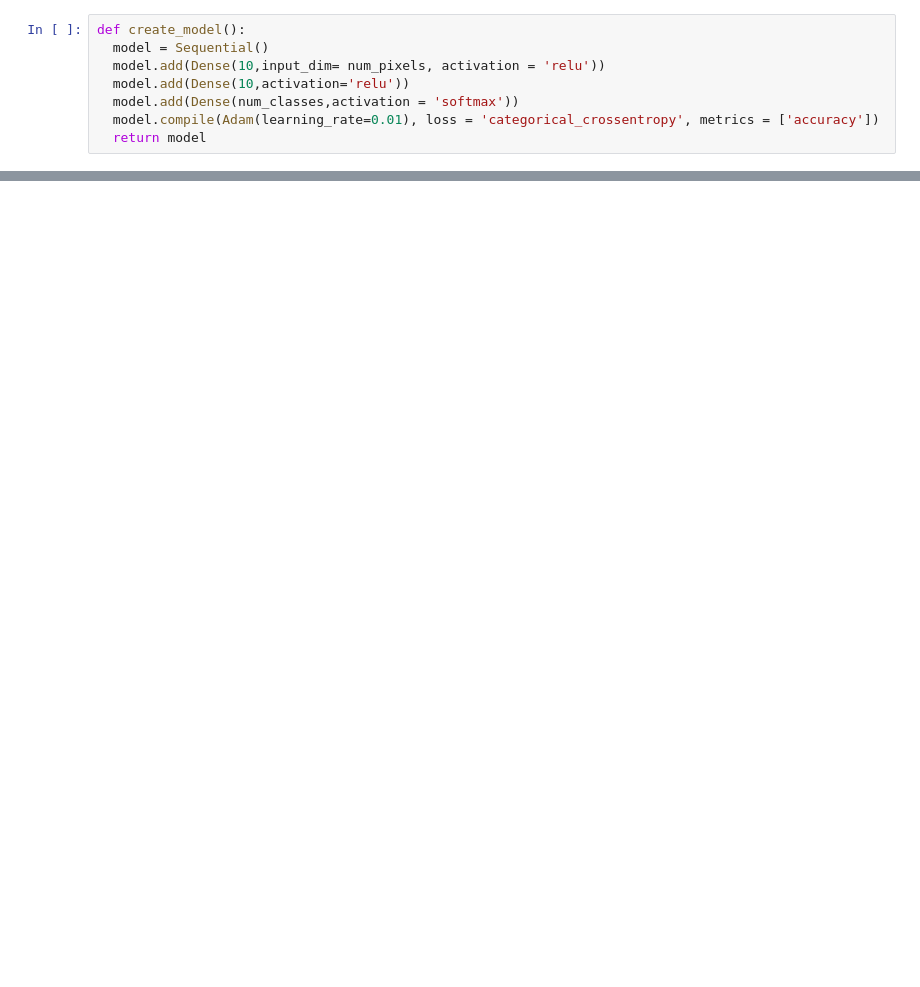
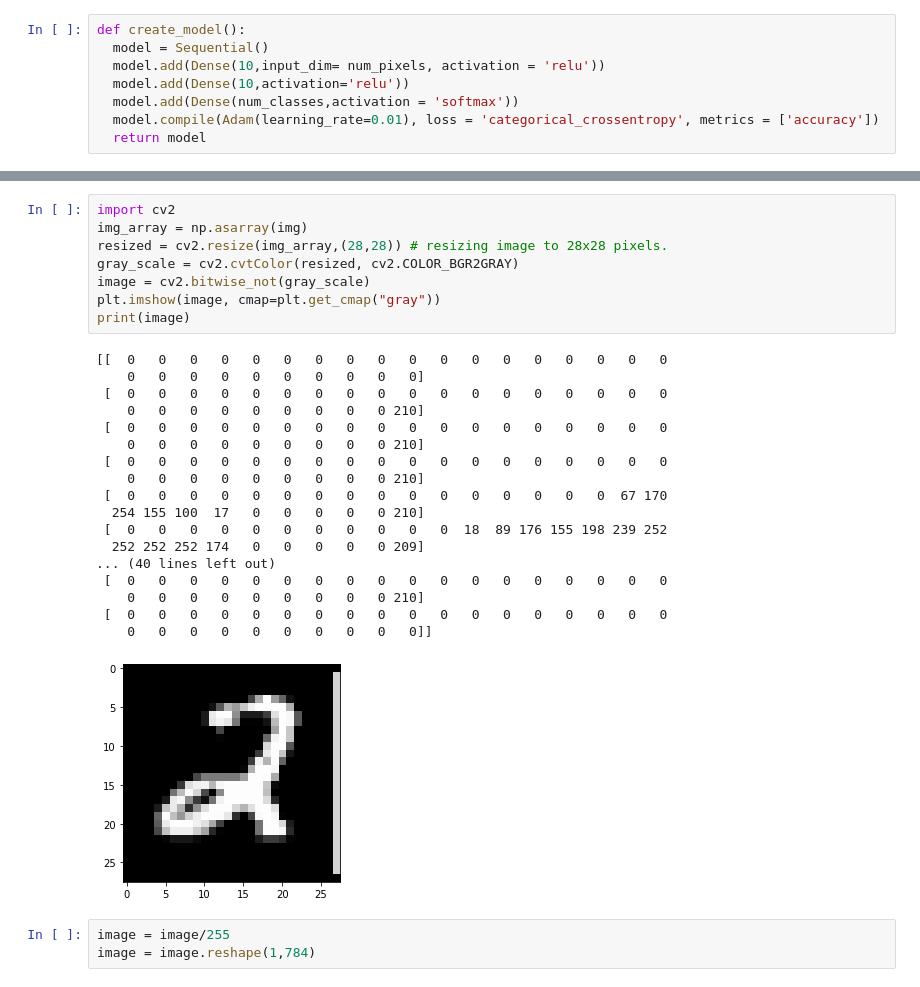
Before and after one commit to anand289/self_driving, a Jupyter notebook: 5_MNISTClassification_w_DNN/MNIST_Deep_Learning.ipynb, the cells around one changed output, grey strips where cells are left out. Drawn from its saved outputs; the diff is of its cells as text; blank space fills up the shorter version.

```diff
--- a/5_MNISTClassification_w_DNN/MNIST_Deep_Learning.ipynb
+++ b/5_MNISTClassification_w_DNN/MNIST_Deep_Learning.ipynb
@@ -103,0 +172,30 @@ print("Test accuracy:", score[1])
+# %%
+import cv2
+img_array = np.asarray(img)
+resized = cv2.resize(img_array,(28,28)) # resizing image to 28x28 pixels.
+gray_scale = cv2.cvtColor(resized, cv2.COLOR_BGR2GRAY)
+image = cv2.bitwise_not(gray_scale)
+plt.imshow(image, cmap=plt.get_cmap("gray"))
+print(image)
+# %% [output]
+[[  0   0   0   0   0   0   0   0   0   0   0   0   0   0   0   0   0   0
+    0   0   0   0   0   0   0   0   0   0]
+ [  0   0   0   0   0   0   0   0   0   0   0   0   0   0   0   0   0   0
+    0   0   0   0   0   0   0   0   0 210]
+ [  0   0   0   0   0   0   0   0   0   0   0   0   0   0   0   0   0   0
+    0   0   0   0   0   0   0   0   0 210]
+ [  0   0   0   0   0   0   0   0   0   0   0   0   0   0   0   0   0   0
+    0   0   0   0   0   0   0   0   0 210]
+ [  0   0   0   0   0   0   0   0   0   0   0   0   0   0   0   0  67 170
+  254 155 100  17   0   0   0   0   0 210]
+ [  0   0   0   0   0   0   0   0   0   0   0  18  89 176 155 198 239 252
+  252 252 252 174   0   0   0   0   0 209]
+... (40 lines left out)
+ [  0   0   0   0   0   0   0   0   0   0   0   0   0   0   0   0   0   0
+    0   0   0   0   0   0   0   0   0 210]
+ [  0   0   0   0   0   0   0   0   0   0   0   0   0   0   0   0   0   0
+    0   0   0   0   0   0   0   0   0   0]]
+[figure, added]
+# %%
+image = image/255
+image = image.reshape(1,784)
```
Also changed, not shown: parts of 10 cells of this notebook, 2 other files.
